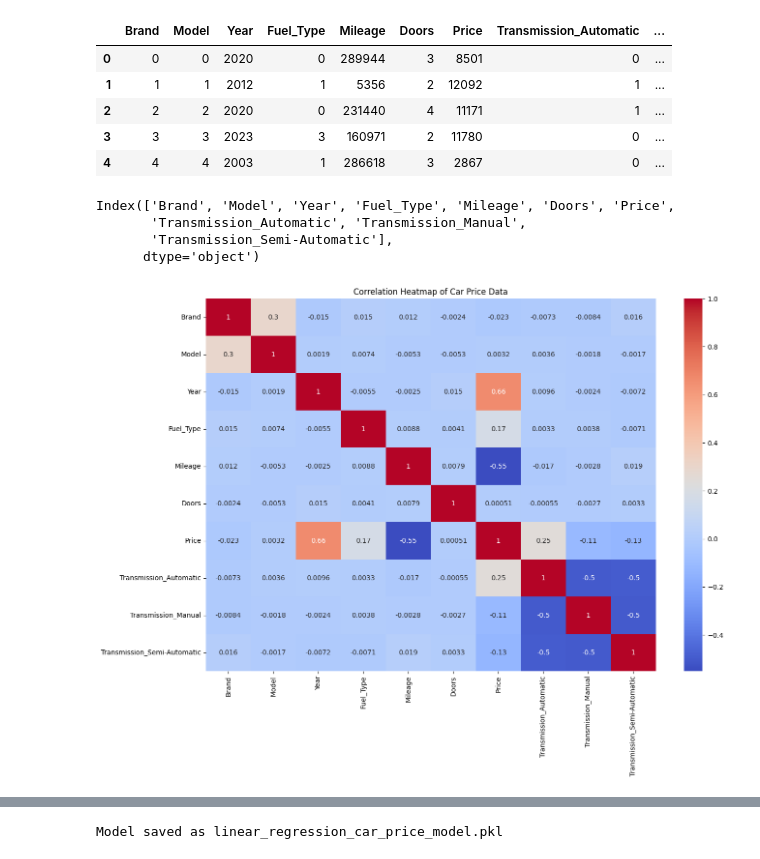
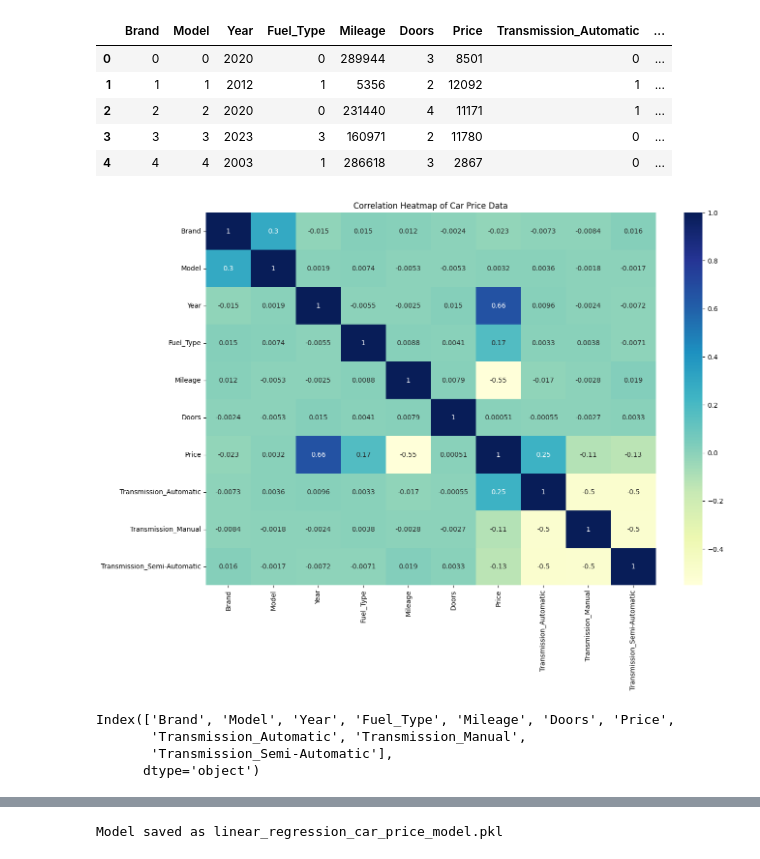
Before and after one commit to jonhatan0329/project_car_pricing_C0922989, a Jupyter notebook: Car_pricing_C0922989.ipynb, the cells around one changed output, grey strips where cells are left out. Saved outputs shown, nothing was run; the diff lists cells and outputs as text; code cells hidden in the pictures.

```diff
--- a/Car_pricing_C0922989.ipynb
+++ b/Car_pricing_C0922989.ipynb
@@ -130,3 +126,10 @@ df.head()
 | 2 | 2 | 2 | 2020 | 0 | 231440 | 4 | 11171 | 1 | ... |
 | 3 | 3 | 3 | 2023 | 3 | 160971 | 2 | 11780 | 0 | ... |
 | 4 | 4 | 4 | 2003 | 1 | 286618 | 3 | 2867 | 0 | ... |
+# %%
+plt.figure(figsize=(15,10))
+sns.heatmap(df.corr(), annot=True, cmap='YlGnBu')
+plt.title('Correlation Heatmap of Car Price Data')  #title to the heatmap
+plt.show()  # Display the heatmap
+# %% [output]
+[figure, added]
@@ -137,10 +144,3 @@ Index(['Brand', 'Model', 'Year', 'Fuel_Type', 'Mileage', 'Doors', 'Price',
        'Transmission_Automatic', 'Transmission_Manual',
        'Transmission_Semi-Automatic'],
       dtype='object')
-# %%
-plt.figure(figsize=(15,10))
-sns.heatmap(df.corr(), annot=True, cmap='coolwarm')
-plt.title('Correlation Heatmap of Car Price Data')  #title to the heatmap
-plt.show()  # Display the heatmap
-# %% [output]
-[figure, removed]
```
Also changed, not shown: parts of 8 cells of this notebook, 1 other file.
